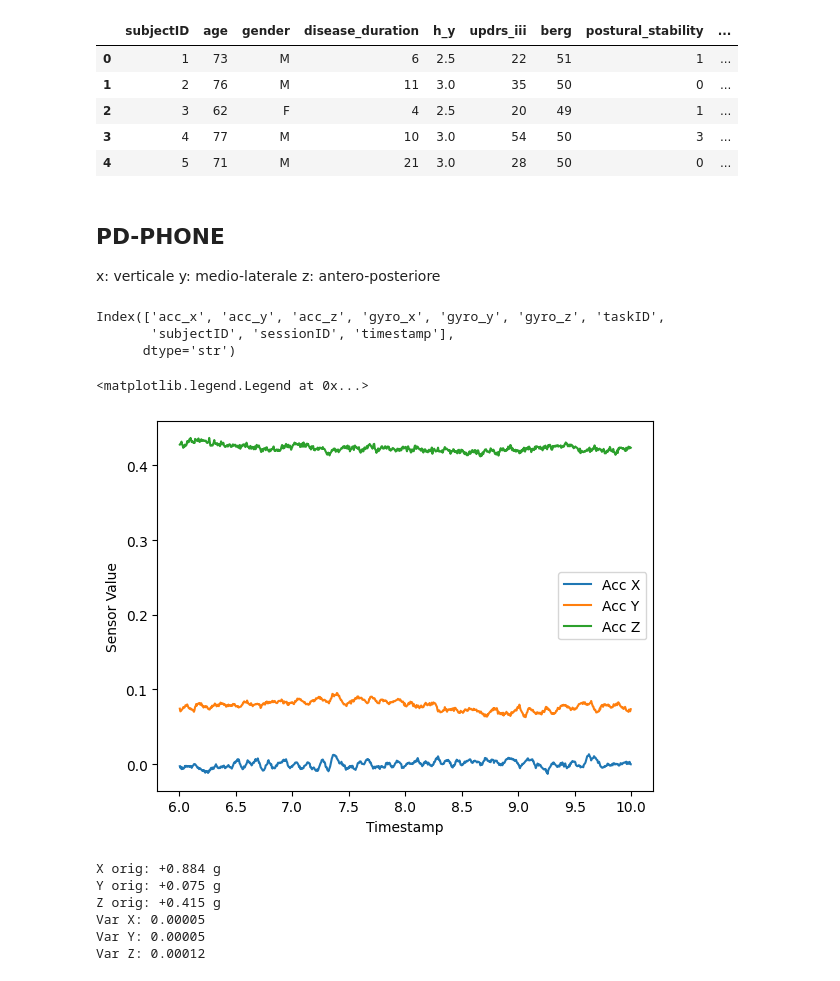
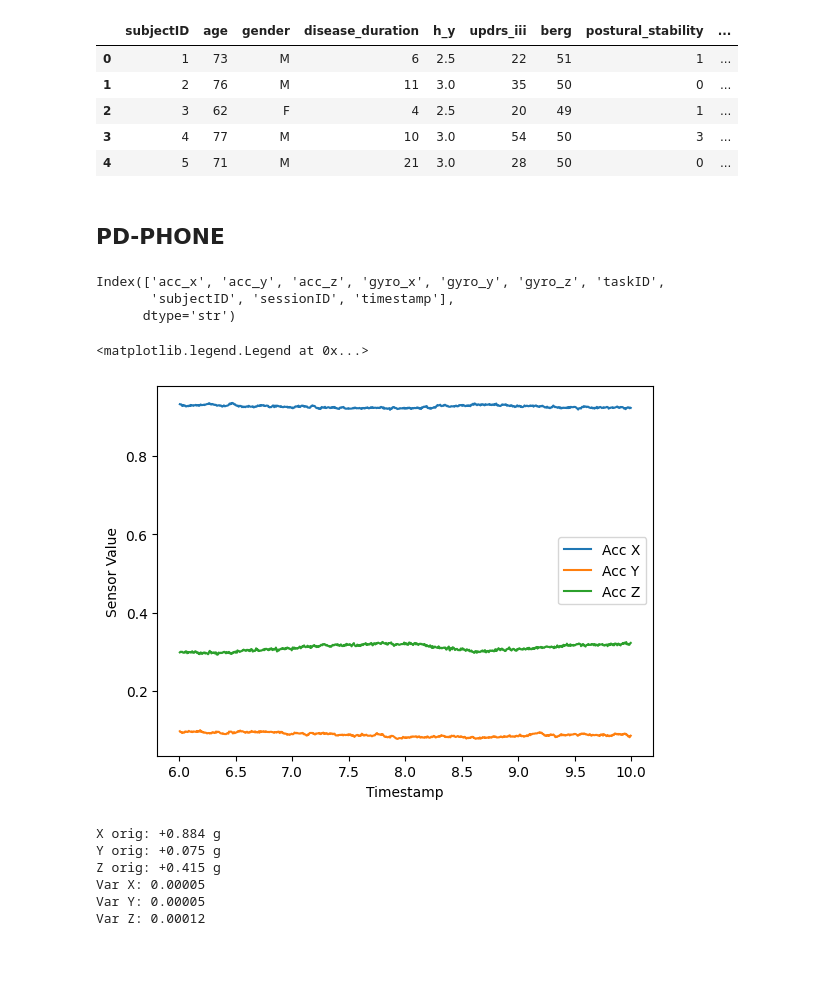
Before and after one commit to chiaramaretto/postural_instability, a Jupyter notebook: explore_data.ipynb, the cells around one changed output. Saved outputs shown, nothing was run; the diff lists cells and outputs as text; code cells hidden in the pictures.

```diff
--- a/explore_data.ipynb
+++ b/explore_data.ipynb
@@ -222,11 +170,11 @@ omnia_park_sensor["gyro_y"] = np.deg2rad(omnia_park_sensor["gyro_y"])
 omnia_park_sensor["gyro_z"] = np.deg2rad(omnia_park_sensor["gyro_z"])
 # %%
 # plot the sensor data for one subject and session
-subject_id = 1
+subject_id = 19
 session_id = 1
 task_id = 2
 subject_data = omnia_park_sensor[(omnia_park_sensor.subjectID == subject_id) & (omnia_park_sensor.sessionID == session_id) & (omnia_park_sensor.taskID == task_id) & (6 < omnia_park_sensor.timestamp) & (omnia_park_sensor.timestamp < 10)]
-subject_data["acc_x"] = subject_data["acc_x"] - subject_data["acc_x"].mean()
+#subject_data["acc_x"] = subject_data["acc_x"] - subject_data["acc_x"].mean()
 plt.plot(subject_data.timestamp, subject_data["acc_x"], label="Acc X")
 plt.plot(subject_data.timestamp, subject_data["acc_y"], label="Acc Y")
 plt.plot(subject_data.timestamp, subject_data["acc_z"], label="Acc Z")
@@ -266,13 +195,0 @@ omnia_park_resampled = (
-# %%
-# plot the sensor data for one subject and session
-subject_id = 1
-session_id = 1
-task_id = 2
-subject_data = omnia_park_resampled[(omnia_park_resampled.subjectID == subject_id) & (omnia_park_resampled.sessionID == session_id) & (omnia_park_resampled.taskID == task_id) & (6 < omnia_park_resampled.timestamp) & (omnia_park_resampled.timestamp < 10)]
-subject_data["acc_x"] = subject_data["acc_x"] - subject_data["acc_x"].mean()
-plt.plot(subject_data.timestamp, subject_data["acc_x"], label="Acc X")
-plt.plot(subject_data.timestamp, subject_data["acc_y"], label="Acc Y")
-plt.plot(subject_data.timestamp, subject_data["acc_z"], label="Acc Z")
-plt.xlabel("Timestamp")
-plt.ylabel("Sensor Value")
-plt.legend()
@@ -294,9 +211,6 @@ omnia_park_clinical.head()
 | 4 | 5 | 71 | M | 21 | 3.0 | 28 | 50 | 0 | ... |
 # %% [markdown]
 ## PD-PHONE
-x: verticale
-y: medio-laterale
-z: antero-posteriore
 # %%
 folder_path = "data/PD-PHONE/pd"
 
@@ -333,22 +247,23 @@ g = 9.80665
 pd_phone_sensor["acc_x"] = pd_phone_sensor["acc_x"] / g
 pd_phone_sensor["acc_y"] = pd_phone_sensor["acc_y"] / g
 pd_phone_sensor["acc_z"] = pd_phone_sensor["acc_z"] / g
+pd_phone_sensor["isTurn"] = 0
 # %%
 # plot the sensor data for one subject and session
-subject_id = 1
+subject_id = 2
 session_id = 1
 task_id = 0
 subject_data = pd_phone_sensor[(pd_phone_sensor.subjectID == subject_id) & (pd_phone_sensor.sessionID == session_id) & (pd_phone_sensor.taskID == task_id) & (6 < pd_phone_sensor.timestamp) & (pd_phone_sensor.timestamp < 10)]
-subject_data["acc_x"] = subject_data["acc_x"] - subject_data["acc_x"].mean()
+#subject_data["acc_x"] = subject_data["acc_x"] - subject_data["acc_x"].mean()
 plt.plot(subject_data.timestamp, subject_data["acc_x"], label="Acc X")
 plt.plot(subject_data.timestamp, subject_data["acc_y"], label="Acc Y")
 plt.plot(subject_data.timestamp, subject_data["acc_z"], label="Acc Z")
 plt.xlabel("Timestamp")
 plt.ylabel("Sensor Value")
 plt.legend()
 # %% [output]
 <matplotlib.legend.Legend at 0x...>
-[figure, old version]
+[figure, new version]
 # %%
 check_axes(pd_phone_sensor, subject_id=1, session_id=1, task_id=0)
 # %% [output]
```
Also changed, not shown: parts of 44 cells of this notebook, 2 other files.
